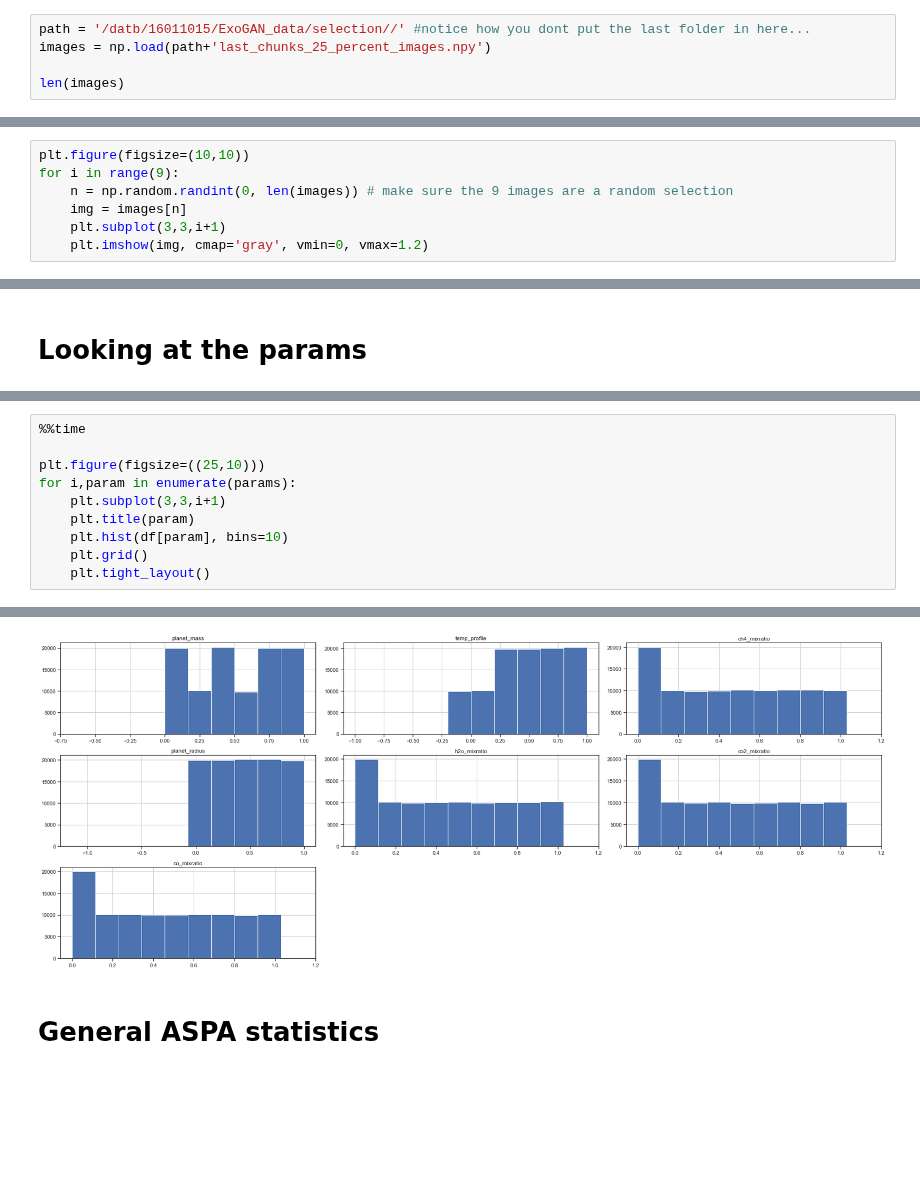
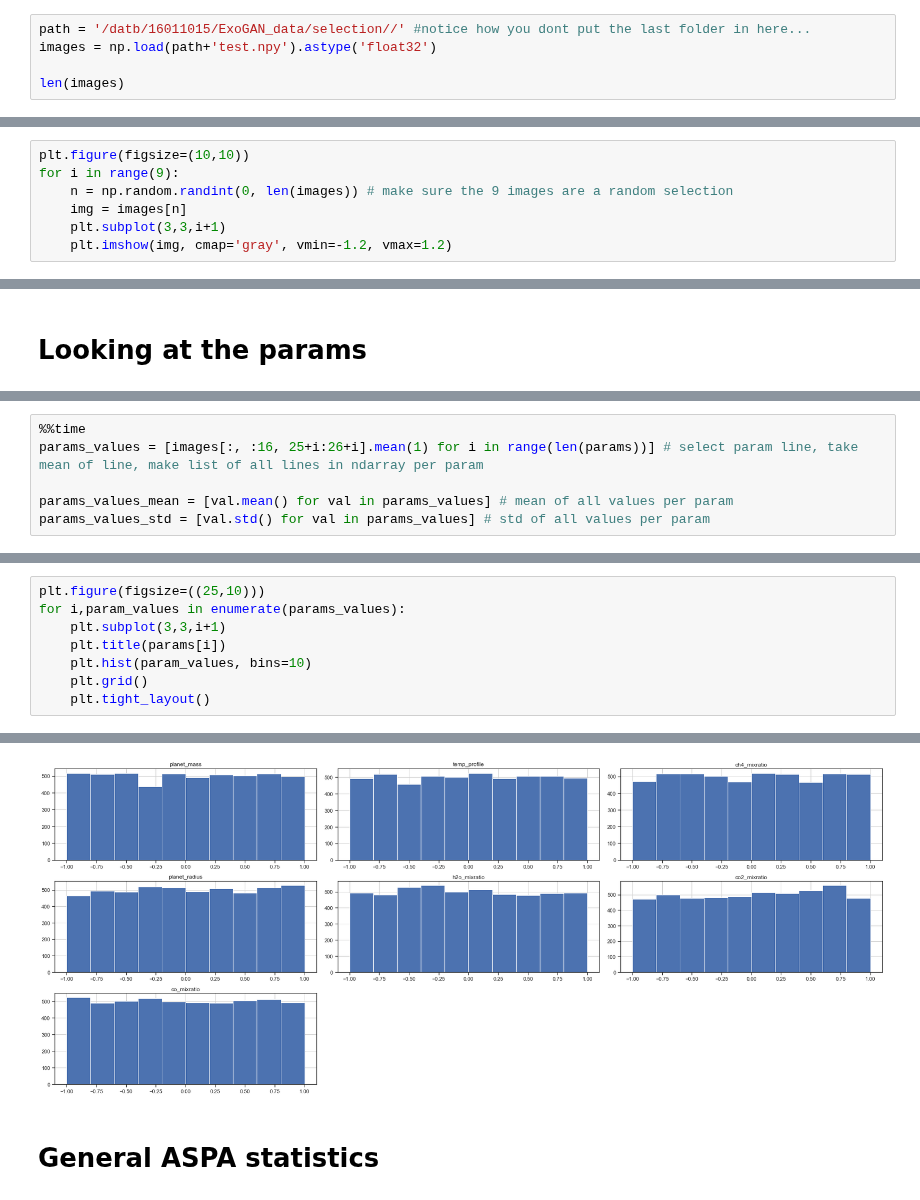
Before and after one commit to deKeijzer/SRON-DCGAN, a Jupyter notebook: notebooks/ASPA EDA.ipynb, the cells around one changed output, grey strips where cells are left out. Saved outputs shown, nothing was run; the diff lists cells and outputs as text; blank space fills up the shorter version.

```diff
--- a/notebooks/ASPA EDA.ipynb
+++ b/notebooks/ASPA EDA.ipynb
@@ -18,7 +18,7 @@ sns.set_palette(sns.hls_palette(8, l=.3, s=.8))
 sns.set(style='ticks')
 # %%
 path = '/datb/16011015/ExoGAN_data/selection//' #notice how you dont put the last folder in here...
-images = np.load(path+'last_chunks_25_percent_images.npy')
+images = np.load(path+'test.npy').astype('float32')
 
 len(images)
 # %% [output]
@@ -37,5 +37,5 @@ for i in range(9):
     n = np.random.randint(0, len(images)) # make sure the 9 images are a random selection
     img = images[n]
     plt.subplot(3,3,i+1)
-    plt.imshow(img, cmap='gray', vmin=0, vmax=1.2)
+    plt.imshow(img, cmap='gray', vmin=-1.2, vmax=1.2)
 # %% [output]
@@ -90,0 +53,6 @@ df.describe()
+# %%
+%%time
+params_values = [images[:, :16, 25+i:26+i].mean(1) for i in range(len(params))] # select param line, take mean of line, make list of all lines in ndarray per param
+
+params_values_mean = [val.mean() for val in params_values] # mean of all values per param
+params_values_std = [val.std() for val in params_values] # std of all values per param
@@ -91,11 +73,9 @@ df.describe()
 # %%
-%%time
-
 plt.figure(figsize=((25,10)))
-for i,param in enumerate(params):
+for i,param_values in enumerate(params_values):
     plt.subplot(3,3,i+1)
-    plt.title(param)
-    plt.hist(df[param], bins=10)
+    plt.title(params[i])
+    plt.hist(param_values, bins=10)
     plt.grid()
     plt.tight_layout()
 # %% [output]
@@ -104,4 +82,4 @@ Wall time: 578 ms
-[figure, old version]
+[figure, new version]
 # %% [markdown]
 # General ASPA statistics
 # %%
```
Also changed, not shown: parts of 23 cells of this notebook, 15 other files.
